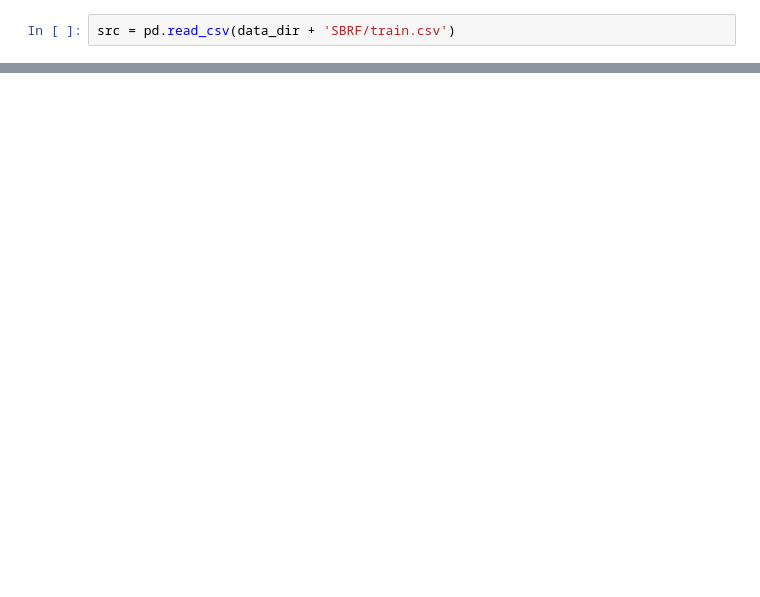
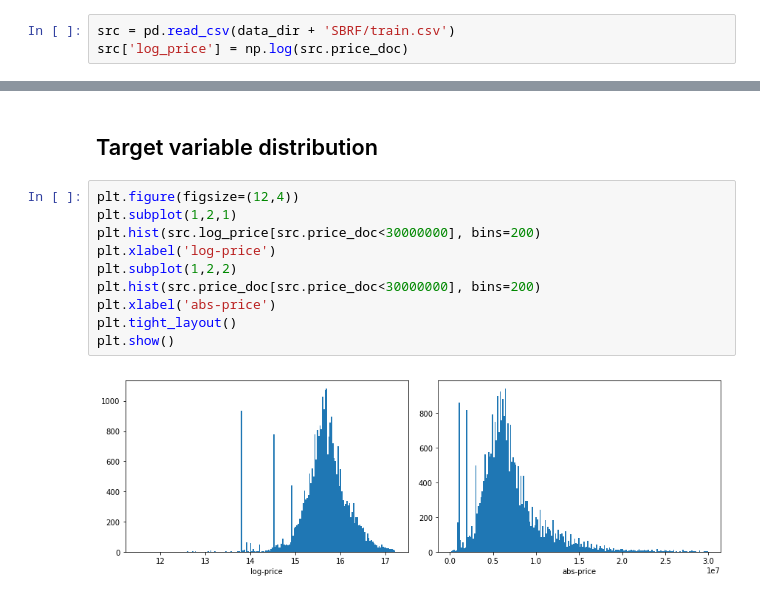
Before and after one commit to kolhizin/mltest, a Jupyter notebook: 06_SBRF_Analysis.ipynb, the cells around one changed output, grey strips where cells are left out. Saved outputs shown, nothing was run; the diff lists cells and outputs as text; blank space fills up the shorter version.

```diff
--- a/06_SBRF_Analysis.ipynb
+++ b/06_SBRF_Analysis.ipynb
@@ -21,3 +24,4 @@ logs_dir = root_dir + "Logs/"
 data_dir = root_dir + 'Datasets/'
 # %%
 src = pd.read_csv(data_dir + 'SBRF/train.csv')
+src['log_price'] = np.log(src.price_doc)
@@ -72,0 +28,14 @@ src[src.price_doc>20000000].describe()
+# %% [markdown]
+## Target variable distribution
+# %%
+plt.figure(figsize=(12,4))
+plt.subplot(1,2,1)
+plt.hist(src.log_price[src.price_doc<30000000], bins=200)
+plt.xlabel('log-price')
+plt.subplot(1,2,2)
+plt.hist(src.price_doc[src.price_doc<30000000], bins=200)
+plt.xlabel('abs-price')
+plt.tight_layout()
+plt.show()
+# %% [output]
+[figure, added]
```
Also changed, not shown: parts of 18 cells of this notebook, 2 other files.
